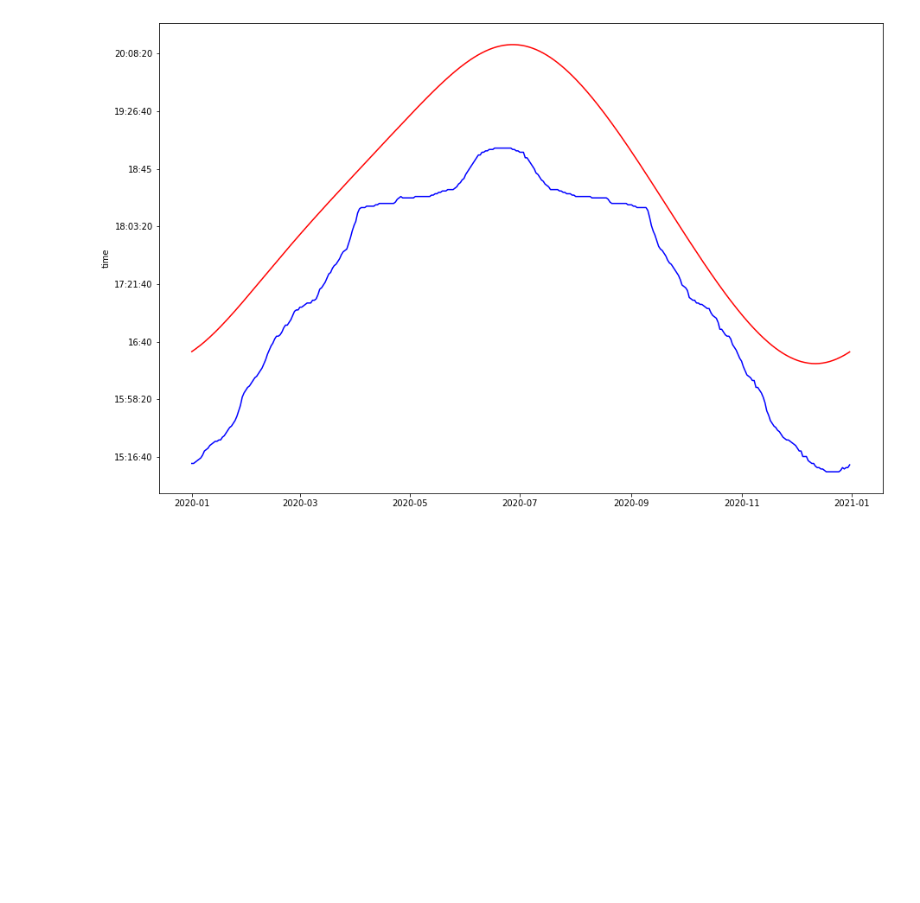
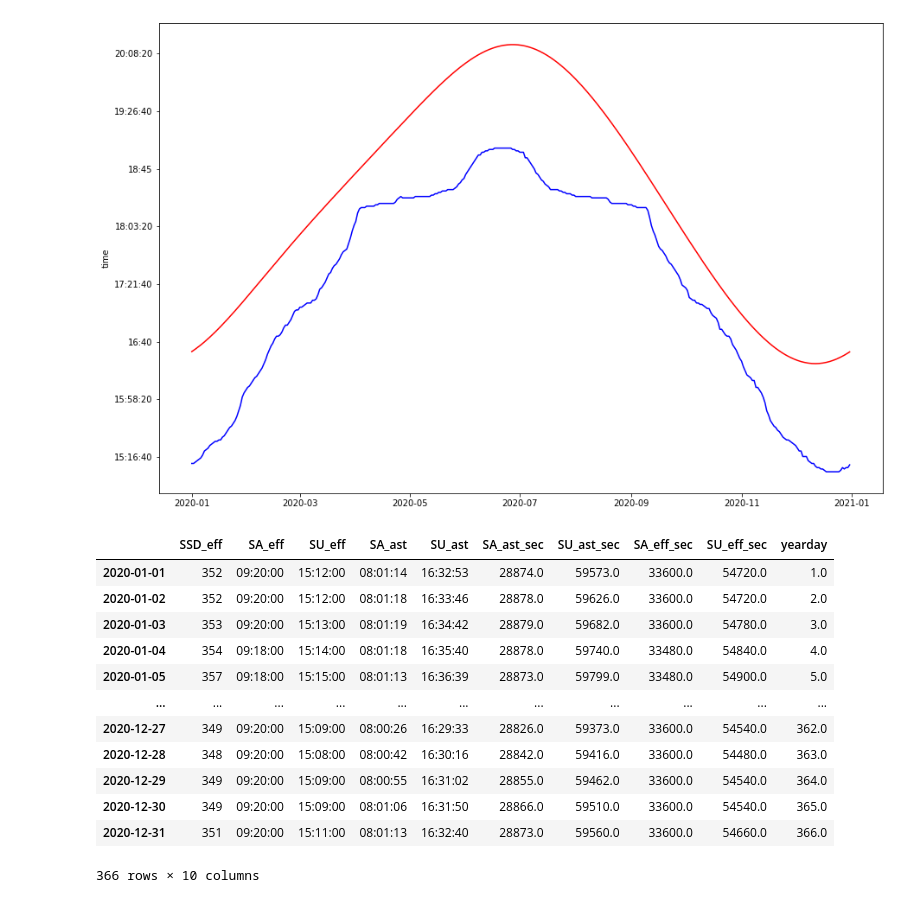
Before and after one commit to Exi666/innsbruck-sunshineduration, a Jupyter notebook: concept.ipynb, the cells around one changed output. Cells and saved outputs as stored; diff of their text form; code cells hidden in the pictures; blank space fills up the shorter version.

```diff
--- a/concept.ipynb
+++ b/concept.ipynb
@@ -279,3 +279,35 @@ ax.plot_date(df.index, df['SU_eff'], 'b');
 plt.show();
 # %% [output]
 [figure]
+# %%
+# Convert times into total seconds
+def total_seconds(timeobj):
+    t = datetime.combine(date.min, timeobj) - datetime.min
+    return t.total_seconds()
+
+
+df['SA_ast_sec'] = df['SA_ast'].apply(total_seconds)
+df['SU_ast_sec'] = df['SU_ast'].apply(total_seconds)
+df['SA_eff_sec'] = df['SA_eff'].apply(total_seconds)
+df['SU_eff_sec'] = df['SU_eff'].apply(total_seconds)
+
+# Convert date into day of year
+df['yearday'] = pd.Series()
+for i in df.index:
+    df['yearday'].loc[i] = i.timetuple().tm_yday
+
+df
+# %% [output]
+|  | SSD_eff | SA_eff | SU_eff | SA_ast | SU_ast | SA_ast_sec | SU_ast_sec | SA_eff_sec | SU_eff_sec | yearday |
+| 2020-01-01 | 352 | 09:20:00 | 15:12:00 | 08:01:14 | 16:32:53 | 28874.0 | 59573.0 | 33600.0 | 54720.0 | 1.0 |
+| 2020-01-02 | 352 | 09:20:00 | 15:12:00 | 08:01:18 | 16:33:46 | 28878.0 | 59626.0 | 33600.0 | 54720.0 | 2.0 |
+| 2020-01-03 | 353 | 09:20:00 | 15:13:00 | 08:01:19 | 16:34:42 | 28879.0 | 59682.0 | 33600.0 | 54780.0 | 3.0 |
+| 2020-01-04 | 354 | 09:18:00 | 15:14:00 | 08:01:18 | 16:35:40 | 28878.0 | 59740.0 | 33480.0 | 54840.0 | 4.0 |
+| 2020-01-05 | 357 | 09:18:00 | 15:15:00 | 08:01:13 | 16:36:39 | 28873.0 | 59799.0 | 33480.0 | 54900.0 | 5.0 |
+| ... | ... | ... | ... | ... | ... | ... | ... | ... | ... | ... |
+| 2020-12-27 | 349 | 09:20:00 | 15:09:00 | 08:00:26 | 16:29:33 | 28826.0 | 59373.0 | 33600.0 | 54540.0 | 362.0 |
+| 2020-12-28 | 348 | 09:20:00 | 15:08:00 | 08:00:42 | 16:30:16 | 28842.0 | 59416.0 | 33600.0 | 54480.0 | 363.0 |
+| 2020-12-29 | 349 | 09:20:00 | 15:09:00 | 08:00:55 | 16:31:02 | 28855.0 | 59462.0 | 33600.0 | 54540.0 | 364.0 |
+| 2020-12-30 | 349 | 09:20:00 | 15:09:00 | 08:01:06 | 16:31:50 | 28866.0 | 59510.0 | 33600.0 | 54540.0 | 365.0 |
+| 2020-12-31 | 351 | 09:20:00 | 15:11:00 | 08:01:13 | 16:32:40 | 28873.0 | 59560.0 | 33600.0 | 54660.0 | 366.0 |
+366 rows × 10 columns
```
Also changed, not shown: parts of 1 cell of this notebook.
